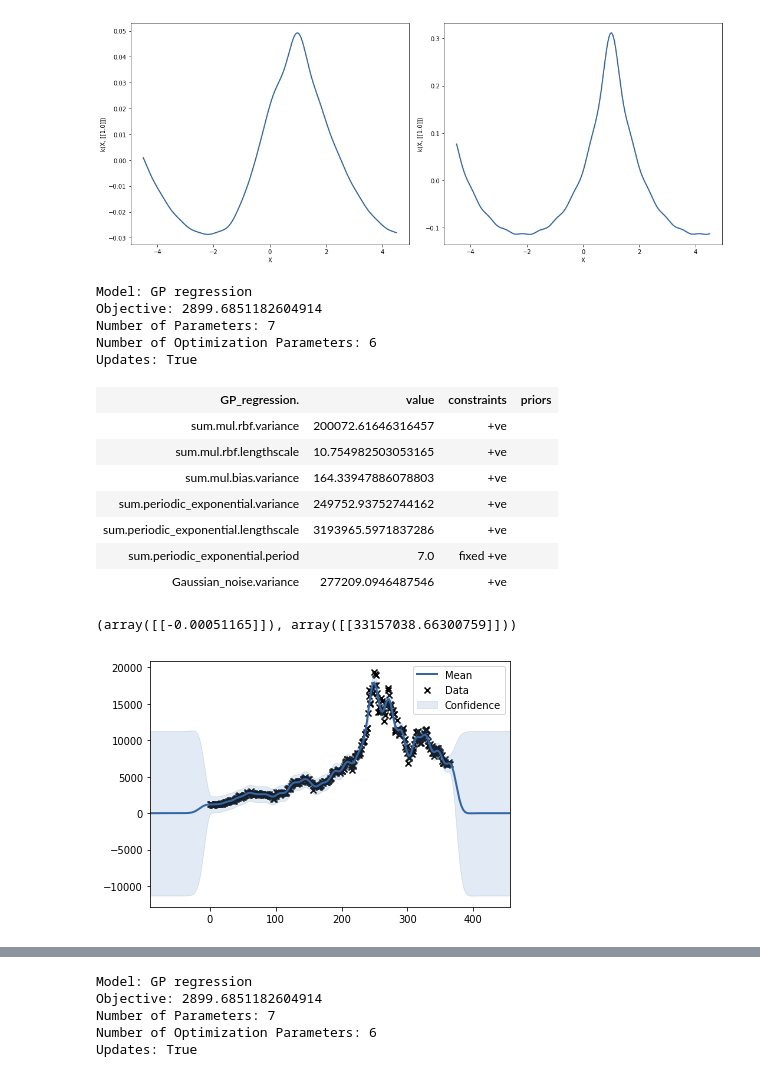
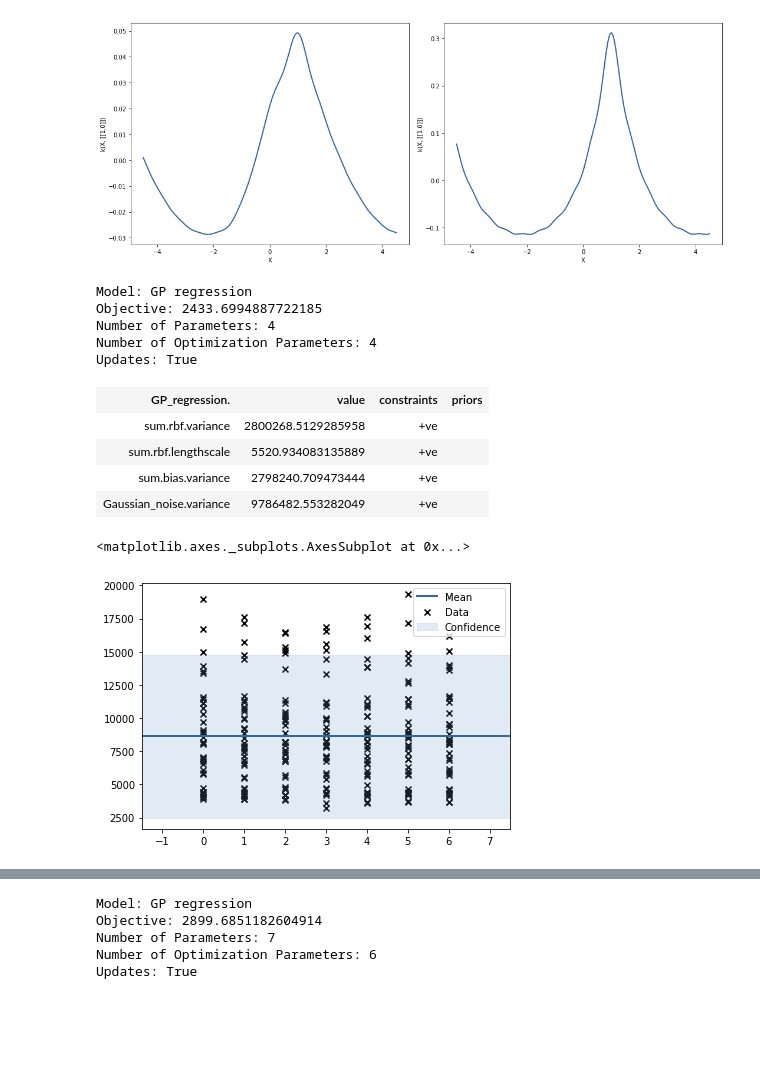
Before and after one commit to Tinkaa/Bitcoin_prediction, a Jupyter notebook: bitcoin_analysis.ipynb, the cells around one changed output, grey strips where cells are left out. Saved outputs shown, nothing was run; the diff lists cells and outputs as text; code cells hidden in the pictures; blank space fills up the shorter version.

```diff
--- a/bitcoin_analysis.ipynb
+++ b/bitcoin_analysis.ipynb
@@ -16,7 +16,7 @@ from sklearn.preprocessing import scale
 
 %matplotlib inline
 # %%
-df=pd.read_csv('bitcoin_20172018april.csv')
+df=pd.read_csv('bitcoin_start-240418.csv')
 # %%
 df=df[:-2]
 df["Dataindex"] = df.index                        ## Keep index, could be usefull
@@ -105,9 +105,9 @@ df['Change'][-30:].plot()
 
 df["Weekday"] = df.index.weekday                 ## 0 = Monday, 6 = Sunday
 
-Y = np.array(df["Close Price"]).reshape(-1, 1)
+Y = np.array(df["Close Price"])[-250:].reshape(-1, 1)
 
-X = np.array(df["Dataindex"]).reshape(-1, 1)
+X = np.array(df["Weekday"])[-250:].reshape(-1, 1)
 
 train_per=0.8
 split_ind=int(len(X)*train_per)
@@ -127,46 +127,43 @@ k.plot(ax=axes[1])
 # %%
 #Janne's cool stuff
 # http://www.cs.toronto.edu/~duvenaud/cookbook/                                                            Affects of addition and multiplication of kernels
 # http://nbviewer.jupyter.org/github/SheffieldML/notebook/blob/master/GPy/basic_kernels.ipynb              Lecture link: Kernel overview
 # http://nbviewer.jupyter.org/github/SheffieldML/notebook/blob/master/GPy/basic_gp.ipynb                   Lecture link: GP Regression tutorial
 
-RBF = GPy.kern.RBF(input_dim=1, variance=200000., lengthscale=20.)
+
+
+RBF = GPy.kern.RBF(input_dim=1, variance=2000., lengthscale=20.)
 RBF2 = GPy.kern.RBF(input_dim=1, variance=20000., lengthscale=20.)
 PERIODIC = GPy.kern.PeriodicMatern52(input_dim=1, variance=8000, lengthscale=0.5, period=7)
-EXP_PER = GPy.kern.PeriodicExponential(input_dim=1, variance=250000, lengthscale=20, period=7)
+EXP_PER = GPy.kern.PeriodicExponential(input_dim=1, variance=2500, lengthscale=20, period=7)
 EXP_PER.period.fix()
 LIN = GPy.kern.Linear(1, variances=55000)
 BIAS = GPy.kern.Bias(input_dim=1, variance=2)
 BIAS2 = GPy.kern.Bias(input_dim=1, variance=35)
 BIAS3 = GPy.kern.Bias(input_dim=1, variance=35)
 LIN_BIAS = GPy.kern.Bias(input_dim=1, variance=350000)
 EXP = GPy.kern.Exponential(1)
 
-RBF_PER = RBF*BIAS + EXP_PER
+RBF_PER = RBF+BIAS# + EXP_PER
 LIN_BIAS = LIN + LIN_BIAS
 RBF_BIAS = RBF2 + BIAS2
 EXP = EXP + LIN + BIAS3
 
 m = GPy.models.GPRegression(X, Y, RBF_PER)
 m.optimize()
 display(m)
 
 m.plot()
-
-print(m.predict(np.array([450]).reshape(-1, 1)))
 # %% [output]
 Model: GP regression
-Objective: 2899.6851182604914
-Number of Parameters: 7
-Number of Optimization Parameters: 6
+Objective: 2433.6994887722185
+Number of Parameters: 4
+Number of Optimization Parameters: 4
 Updates: True
 | GP_regression. | value | constraints | priors |
-| sum.mul.rbf.variance | 200072.61646316457 | +ve |  |
-| sum.mul.rbf.lengthscale | 10.754982503053165 | +ve |  |
-| sum.mul.bias.variance | 164.33947886078803 | +ve |  |
-| sum.periodic_exponential.variance | 249752.93752744162 | +ve |  |
-| sum.periodic_exponential.lengthscale | 3193965.5971837286 | +ve |  |
-| sum.periodic_exponential.period | 7.0 | fixed +ve |  |
-| Gaussian_noise.variance | 277209.0946487546 | +ve |  |
+| sum.rbf.variance | 2800268.5129285958 | +ve |  |
+| sum.rbf.lengthscale | 5520.934083135889 | +ve |  |
+| sum.bias.variance | 2798240.709473444 | +ve |  |
+| Gaussian_noise.variance | 9786482.553282049 | +ve |  |
-(array([[-0.00051165]]), array([[33157038.66300759]]))
+<matplotlib.axes._subplots.AxesSubplot at 0x...>
-[figure, old version]
+[figure, new version]
```
Also changed, not shown: parts of 12 cells of this notebook, 1 other file.
